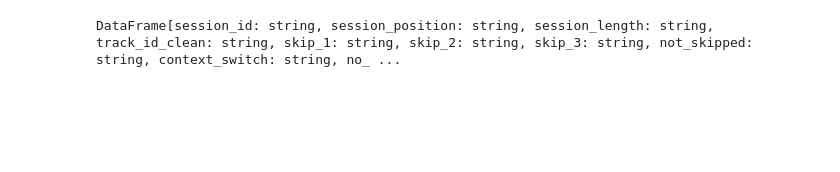
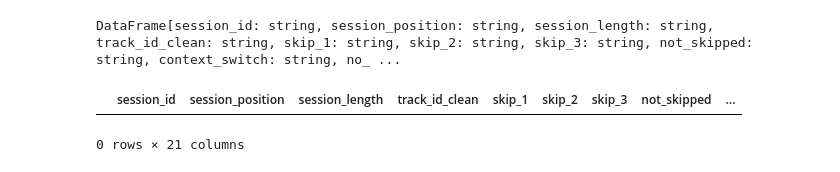
Before and after one commit to OliviaXu312/Spotify_recommendation_system-, a Jupyter notebook: Small_version.ipynb, the cells around one changed output. Cells and saved outputs as stored; diff of their text form; code cells hidden in the pictures; blank space fills up the shorter version.

```diff
--- a/Small_version.ipynb
+++ b/Small_version.ipynb
@@ -432,0 +431,2 @@ df_a = df_all.toPandas()
+# %%
+spotify = spotify.toPandas()
@@ -432,0 +435,5 @@ df_a = df_all.toPandas()
+# %%
+spotify[spotify['session_id'] == 't_8233cb08-feeb-4c53-86fb-3d8ebb4c9aaa']
+# %% [output]
+|  | session_id | session_position | session_length | track_id_clean | skip_1 | skip_2 | skip_3 | not_skipped | ... |
+0 rows × 21 columns
```
Also changed, not shown: parts of 12 cells of this notebook.
